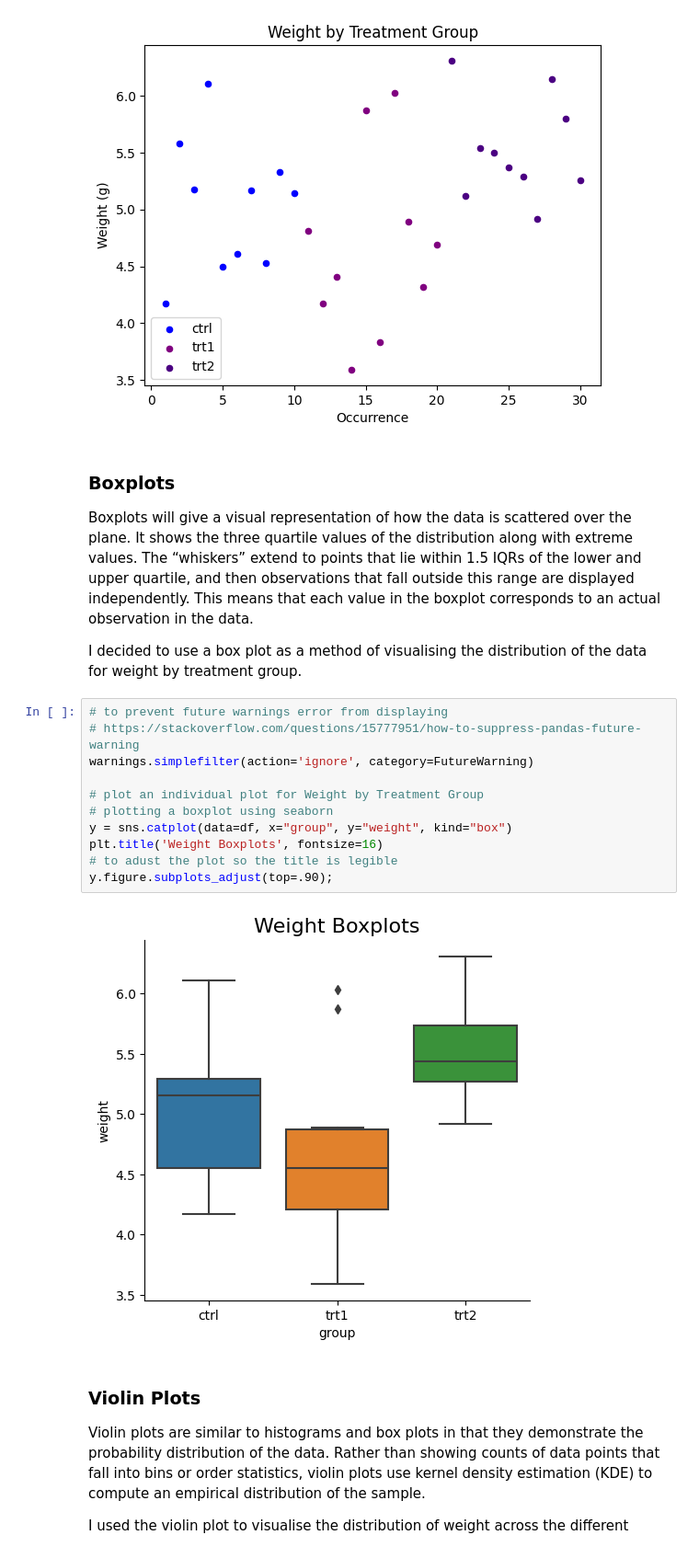
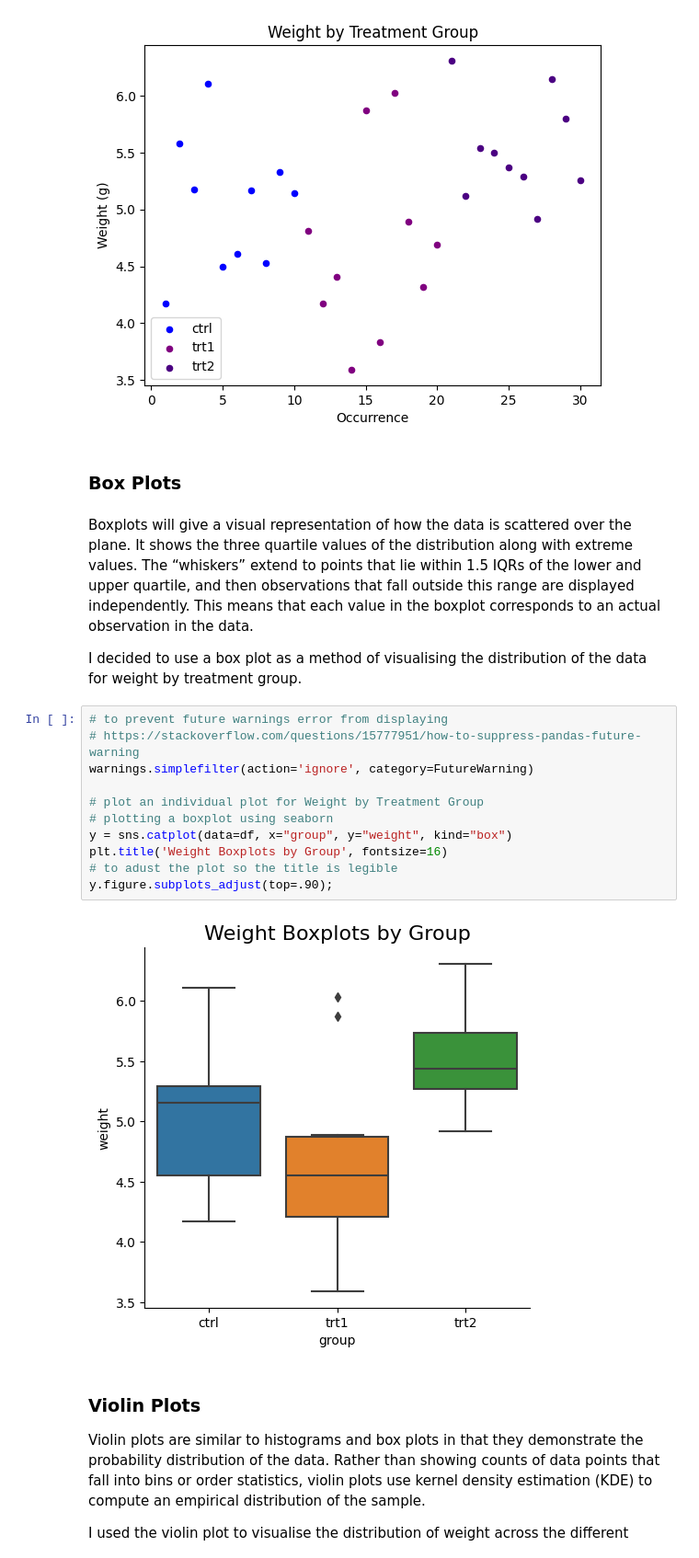
Before and after one commit to rachel-king4/appliedstatistics, a Jupyter notebook: project.ipynb, the cells around one changed output. Shown at 92% size. Saved outputs shown, nothing was run; the diff lists cells and outputs as text.

```diff
--- a/project.ipynb
+++ b/project.ipynb
@@ -132,26 +212,26 @@ plt.ylabel("Weight (g)")
 plt.show()
 # %% [output]
 [figure]
+# %% [markdown]
+
+### Box Plots
 # %% [markdown]
-
-### Boxplots
-
 Boxplots will give a visual representation of how the data is scattered over the plane. It shows the three quartile values of the distribution along with extreme values. The “whiskers” extend to points that lie within 1.5 IQRs of the lower and upper quartile, and then observations that fall outside this range are displayed independently. This means that each value in the boxplot corresponds to an actual observation in the data.
 
 I decided to use a box plot as a method of visualising the distribution of the data for weight by treatment group.
 # %%
 # to prevent future warnings error from displaying
 # https://stackoverflow.com/questions/15777951/how-to-suppress-pandas-future-warning
 warnings.simplefilter(action='ignore', category=FutureWarning)
 
 # plot an individual plot for Weight by Treatment Group
 # plotting a boxplot using seaborn
 y = sns.catplot(data=df, x="group", y="weight", kind="box")
-plt.title('Weight Boxplots', fontsize=16)
+plt.title('Weight Boxplots by Group', fontsize=16)
 # to adust the plot so the title is legible
 y.figure.subplots_adjust(top=.90);
 # %% [output]
-[figure, old version]
+[figure, new version]
 # %% [markdown]
 ### Violin Plots
 Violin plots are similar to histograms and box plots in that they demonstrate the probability distribution of the data. Rather than showing counts of data points that fall into bins or order statistics, violin plots use kernel density estimation (KDE) to compute an empirical distribution of the sample.
```
Also changed, not shown: parts of 29 cells of this notebook, 1 other file.
